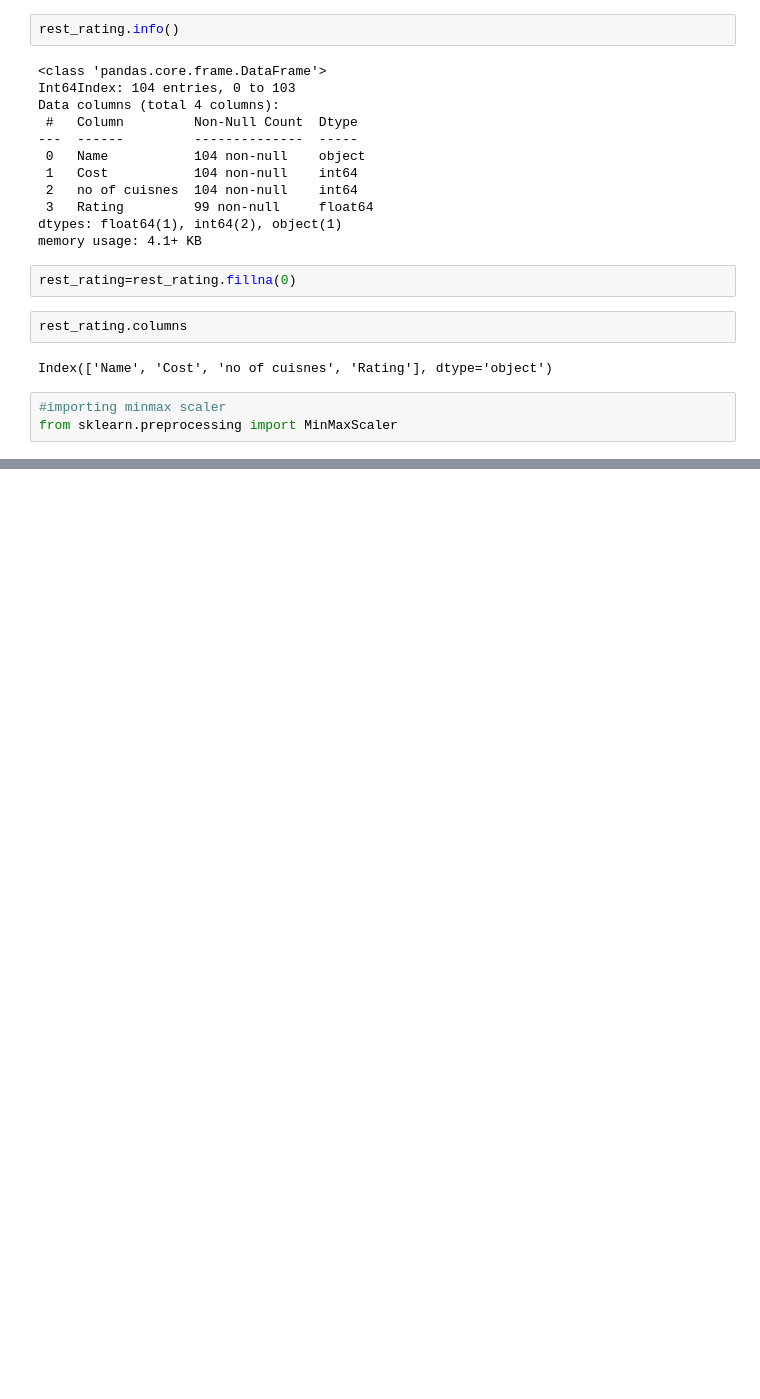
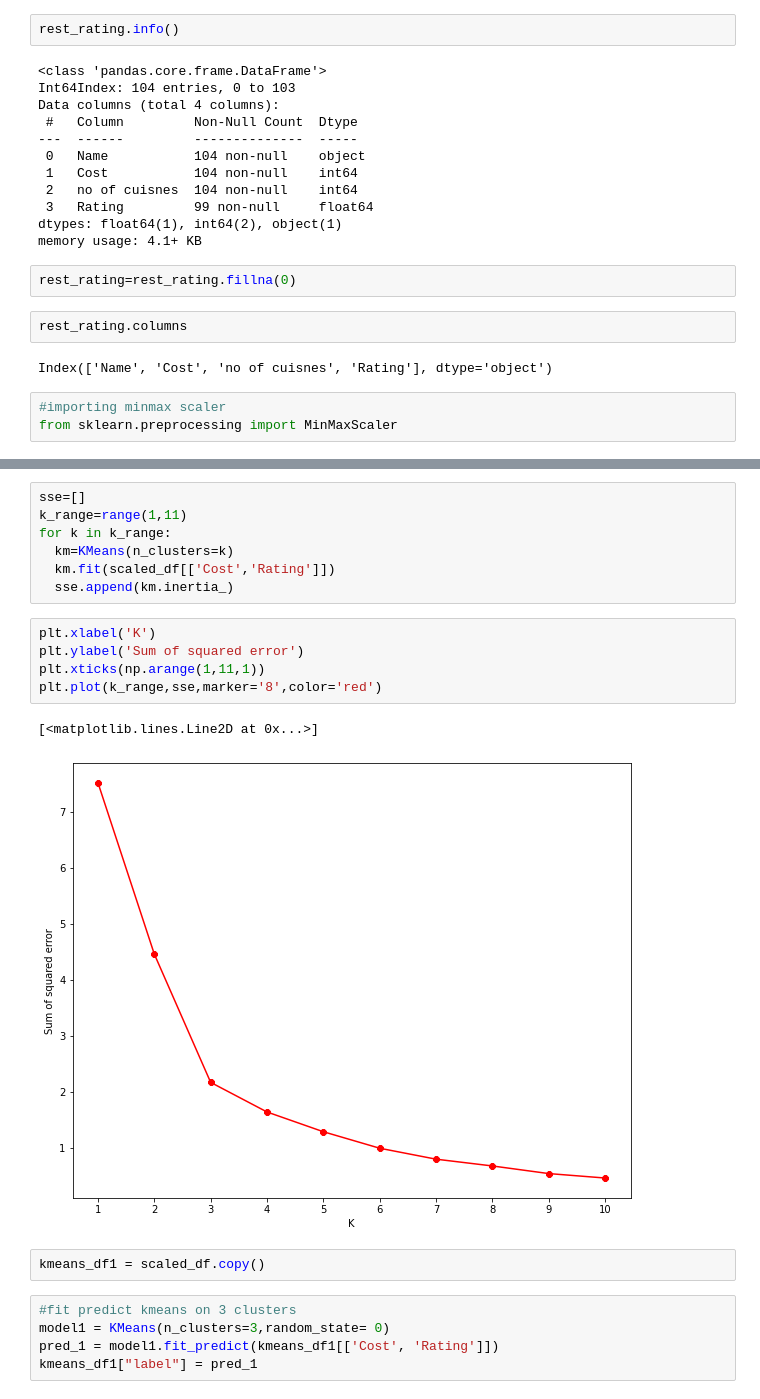
Before and after one commit to Souvik0651/Zomato-Restaurant-Clustering-and-sentiment-Analysis, a Jupyter notebook: Zomato_Restaurant_Clustering_and_sentiment_Analysis.ipynb, the cells around one changed output, grey strips where cells are left out. Saved outputs shown, nothing was run; the diff lists cells and outputs as text; blank space fills up the shorter version.

```diff
--- a/Zomato_Restaurant_Clustering_and_sentiment_Analysis.ipynb
+++ b/Zomato_Restaurant_Clustering_and_sentiment_Analysis.ipynb
@@ -687,0 +697,22 @@ scaled_df
+# %%
+sse=[]
+k_range=range(1,11)
+for k in k_range:
+  km=KMeans(n_clusters=k)
+  km.fit(scaled_df[['Cost','Rating']])
+  sse.append(km.inertia_)
+# %%
+plt.xlabel('K')
+plt.ylabel('Sum of squared error')
+plt.xticks(np.arange(1,11,1))
+plt.plot(k_range,sse,marker='8',color='red')
+# %% [output]
+[<matplotlib.lines.Line2D at 0x...>]
+[figure, added]
+# %%
+kmeans_df1 = scaled_df.copy()
+# %%
+#fit predict kmeans on 3 clusters
+model1 = KMeans(n_clusters=3,random_state= 0)
+pred_1 = model1.fit_predict(kmeans_df1[['Cost', 'Rating']])
+kmeans_df1["label"] = pred_1
```
Also changed, not shown: parts of 20 cells of this notebook.
